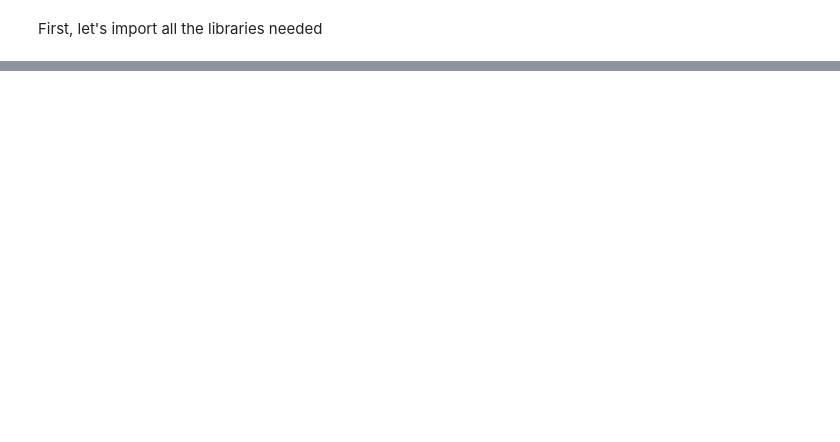
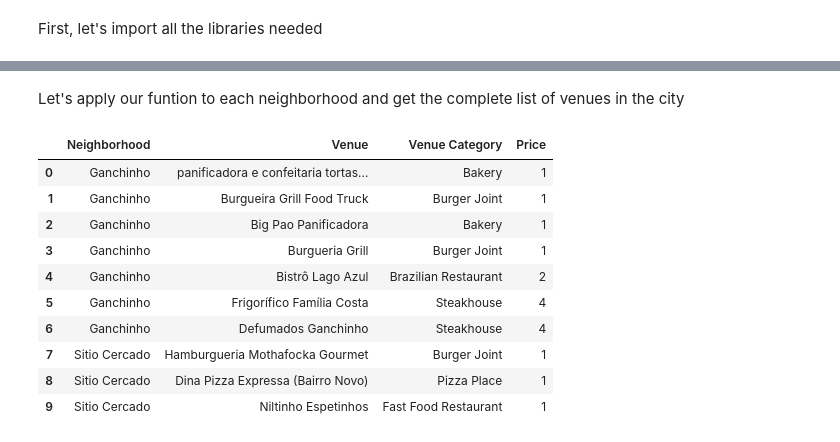
Before and after one commit to DiegoCarrillo95/Data_Science_Capstone, a Jupyter notebook: curitiba_venue_recomendation/curitiba_venue_recomendation.ipynb, the cells around one changed output, grey strips where cells are left out. Cells and saved outputs as stored; diff of their text form; code cells hidden in the pictures; blank space fills up the shorter version.

```diff
--- a/curitiba_venue_recomendation/curitiba_venue_recomendation.ipynb
+++ b/curitiba_venue_recomendation/curitiba_venue_recomendation.ipynb
@@ -103,0 +133,21 @@ df_curitiba.head(20)
+# %% [markdown]
+Let's apply our funtion to each neighborhood and get the complete list of venues in the city
+# %%
+curitiba_venues = getNearbyVenues(names = df_curitiba['Neighborhood'],
+                                   latitudes = df_curitiba['Latitude'],
+                                   longitudes = df_curitiba['Longitude'],
+                                   radius = np.sqrt(df_curitiba['Area']/(np.pi))*1000)
+
+curitiba_venues.head(10)
+# %% [output]
+|  | Neighborhood | Venue | Venue Category | Price |
+| 0 | Ganchinho | panificadora e confeitaria tortas... | Bakery | 1 |
+| 1 | Ganchinho | Burgueira Grill Food Truck | Burger Joint | 1 |
+| 2 | Ganchinho | Big Pao Panificadora | Bakery | 1 |
+| 3 | Ganchinho | Burgueria Grill | Burger Joint | 1 |
+| 4 | Ganchinho | Bistrô Lago Azul | Brazilian Restaurant | 2 |
+| 5 | Ganchinho | Frigorífico Família Costa | Steakhouse | 4 |
+| 6 | Ganchinho | Defumados Ganchinho | Steakhouse | 4 |
+| 7 | Sitio Cercado | Hamburgueria Mothafocka Gourmet | Burger Joint | 1 |
+| 8 | Sitio Cercado | Dina Pizza Expressa (Bairro Novo) | Pizza Place | 1 |
+| 9 | Sitio Cercado | Niltinho Espetinhos | Fast Food Restaurant | 1 |
```
Also changed, not shown: parts of 17 cells of this notebook.
